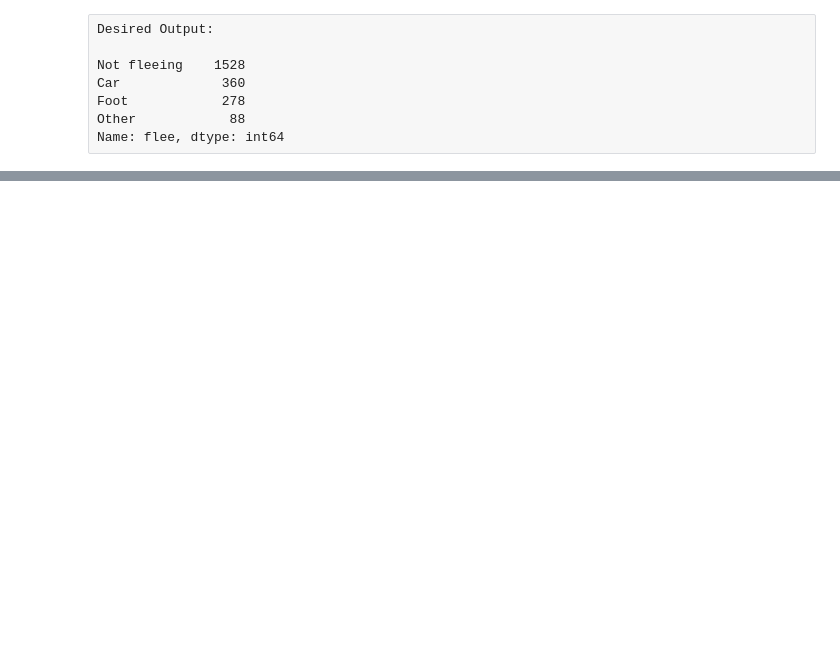
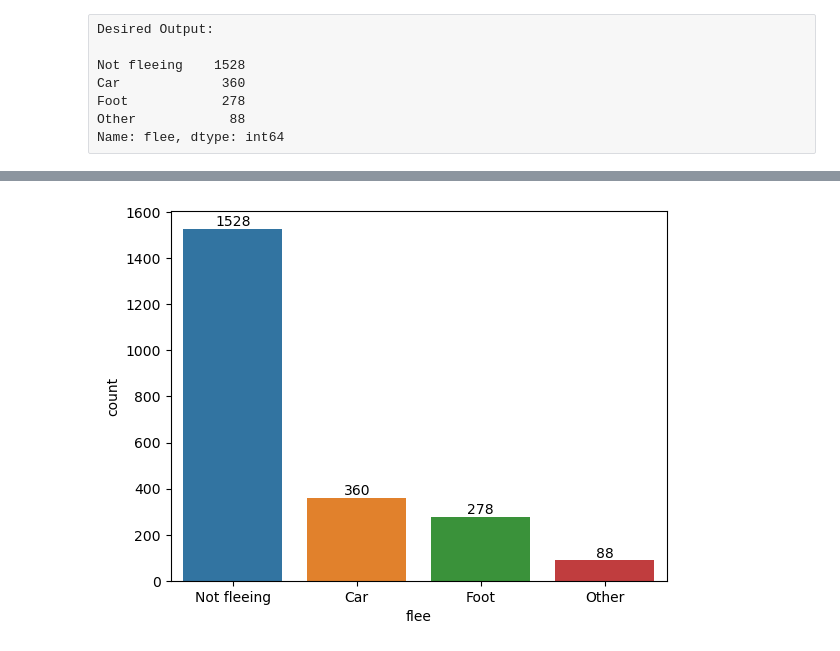
Before and after one commit to SongJiyeonPaek/CW_Assignments, a Jupyter notebook: DVwPY Assignment_02(Seaborn-PoliceKillings-US)/Assignment-2 (PoliceKillingUS-Seaborn)-Student.ipynb, the cells around one changed output, grey strips where cells are left out. Drawn from its saved outputs; the diff is of its cells as text; code cells hidden in the pictures; blank space fills up the shorter version.

```diff
--- a/DVwPY Assignment_02(Seaborn-PoliceKillings-US)/Assignment-2 (PoliceKillingUS-Seaborn)-Student.ipynb
+++ b/DVwPY Assignment_02(Seaborn-PoliceKillings-US)/Assignment-2 (PoliceKillingUS-Seaborn)-Student.ipynb
@@ -718,7 +735,15 @@ Desired Output:
 # %%
 # With Seaborn Countplot
 
 # YOUR CODE IS HERE
+
+ax = sns.countplot(data = kill,
+                   x = "flee")
+
+for i in ax.containers:
+    ax.bar_label(i)
+# %% [output]
+[figure, added]
 # %% [markdown]
 Desired Output:
 
```
Also changed, not shown: parts of 2 cells of this notebook.
